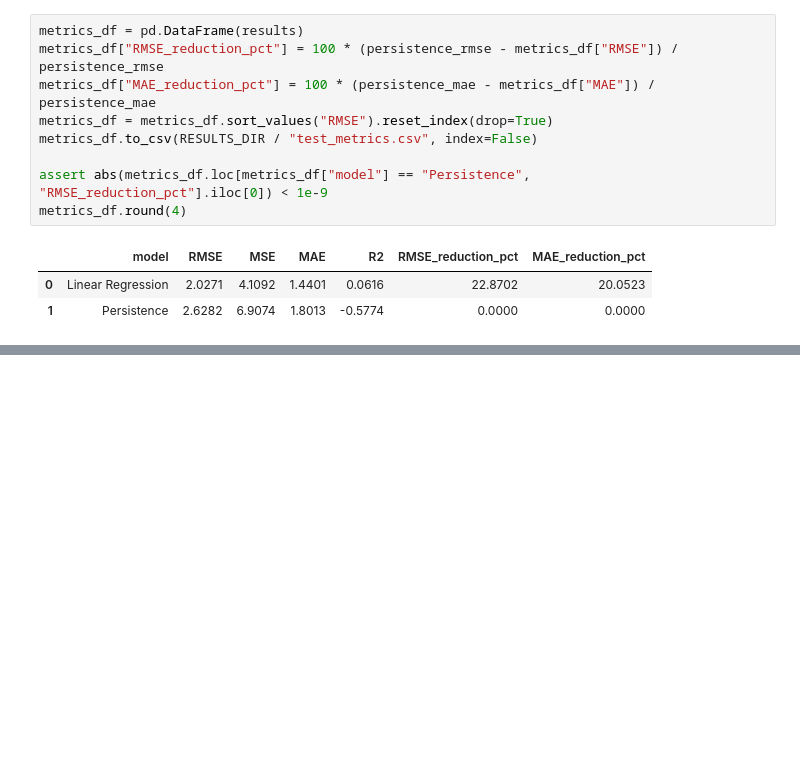
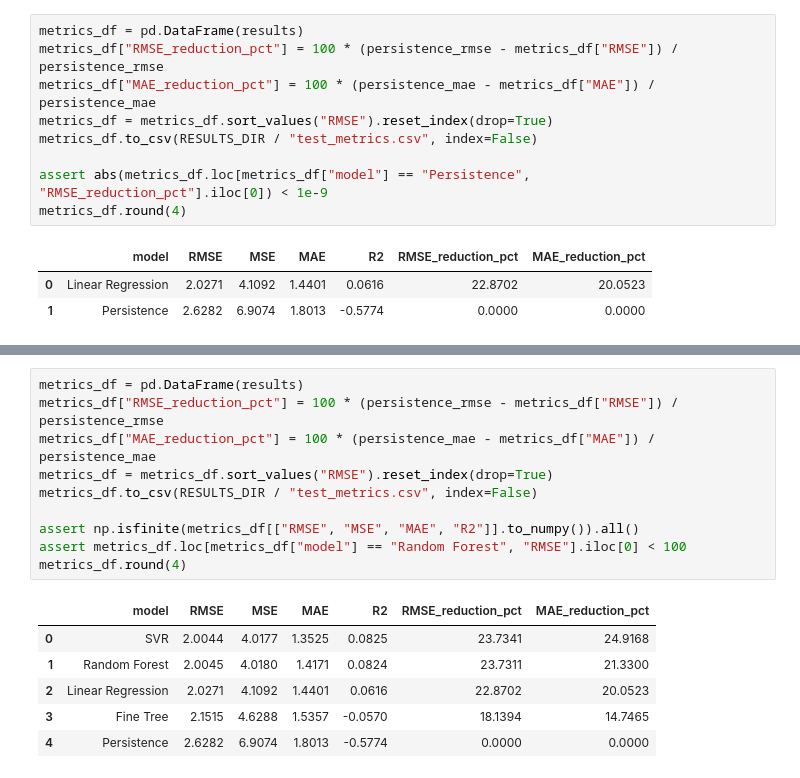
Before and after one commit to Galangzz/machine-learning-wind-speed, a Jupyter notebook: main.ipynb, the cells around one changed output, grey strips where cells are left out. Saved outputs shown, nothing was run; the diff lists cells and outputs as text; blank space fills up the shorter version.

Commit message:
feat: tune and evaluate SVR, fine tree, and random forest

```diff
--- a/main.ipynb
+++ b/main.ipynb
@@ -491,0 +605,17 @@ metrics_df.round(4)
+# %%
+metrics_df = pd.DataFrame(results)
+metrics_df["RMSE_reduction_pct"] = 100 * (persistence_rmse - metrics_df["RMSE"]) / persistence_rmse
+metrics_df["MAE_reduction_pct"] = 100 * (persistence_mae - metrics_df["MAE"]) / persistence_mae
+metrics_df = metrics_df.sort_values("RMSE").reset_index(drop=True)
+metrics_df.to_csv(RESULTS_DIR / "test_metrics.csv", index=False)
+
+assert np.isfinite(metrics_df[["RMSE", "MSE", "MAE", "R2"]].to_numpy()).all()
+assert metrics_df.loc[metrics_df["model"] == "Random Forest", "RMSE"].iloc[0] < 100
+metrics_df.round(4)
+# %% [output]
+|  | model | RMSE | MSE | MAE | R2 | RMSE_reduction_pct | MAE_reduction_pct |
+| 0 | SVR | 2.0044 | 4.0177 | 1.3525 | 0.0825 | 23.7341 | 24.9168 |
+| 1 | Random Forest | 2.0045 | 4.0180 | 1.4171 | 0.0824 | 23.7311 | 21.3300 |
+| 2 | Linear Regression | 2.0271 | 4.1092 | 1.4401 | 0.0616 | 22.8702 | 20.0523 |
+| 3 | Fine Tree | 2.1515 | 4.6288 | 1.5357 | -0.0570 | 18.1394 | 14.7465 |
+| 4 | Persistence | 2.6282 | 6.9074 | 1.8013 | -0.5774 | 0.0000 | 0.0000 |
```
Also changed, not shown: parts of 13 cells of this notebook, 2 other files.
